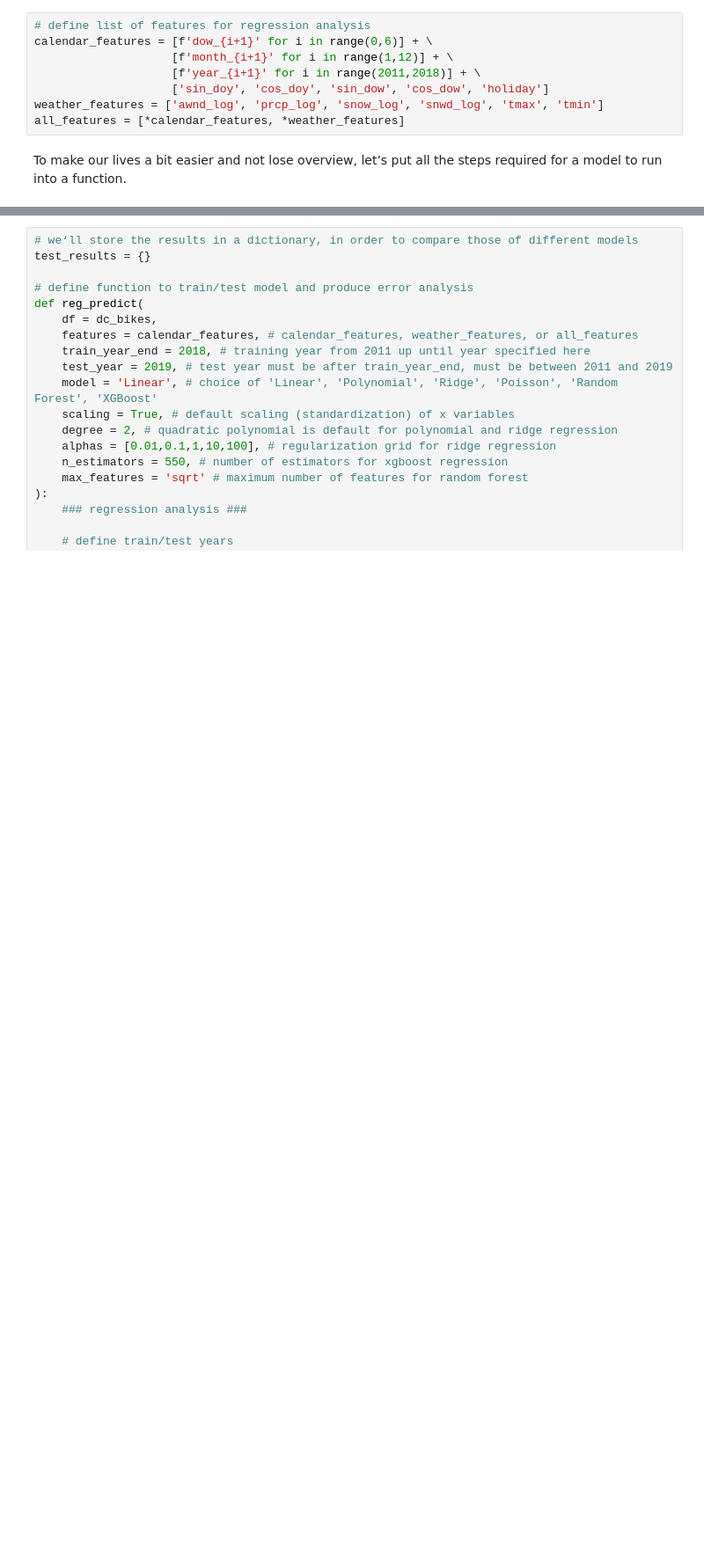
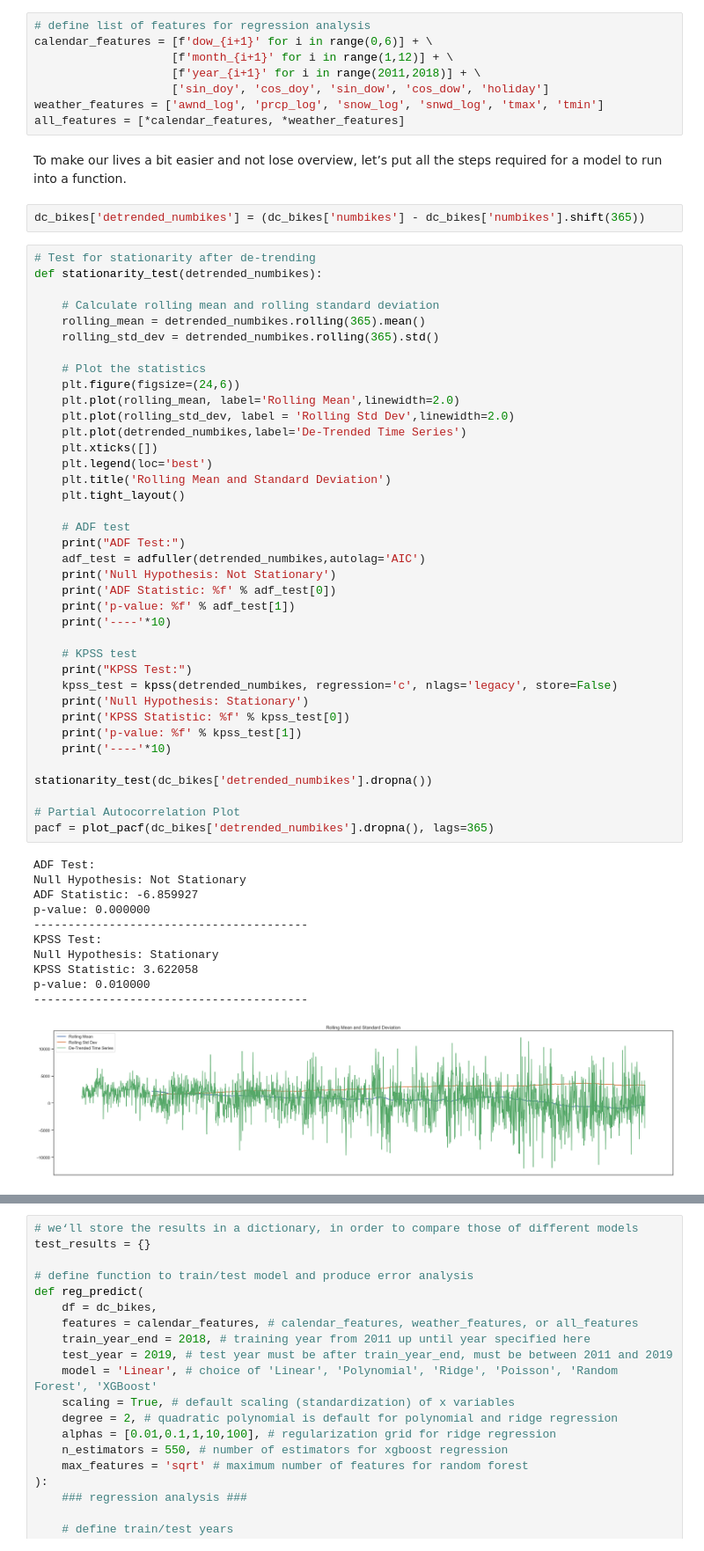
Before and after one commit to sbuenker/bike_sharing_wa-dc, a Jupyter notebook: bike_share_demand_prediction.ipynb, the cells around one changed output, grey strips where cells are left out. Shown at 88% size. Drawn from its saved outputs; the diff is of its cells as text; blank space fills up the shorter version.

```diff
--- a/bike_share_demand_prediction.ipynb
+++ b/bike_share_demand_prediction.ipynb
@@ -200,3 +203,55 @@ weather_features = ['awnd_log', 'prcp_log', 'snow_log',	'snwd_log', 'tmax', 'tmi
 all_features = [*calendar_features, *weather_features]
 # %% [markdown]
 To make our lives a bit easier and not lose overview, let’s put all the steps required for a model to run into a function.
+# %%
+dc_bikes['detrended_numbikes'] = (dc_bikes['numbikes'] - dc_bikes['numbikes'].shift(365))
+# %%
+# Test for stationarity after de-trending
+def stationarity_test(detrended_numbikes):
+
+    # Calculate rolling mean and rolling standard deviation
+    rolling_mean = detrended_numbikes.rolling(365).mean()
+    rolling_std_dev = detrended_numbikes.rolling(365).std()
+
+    # Plot the statistics
+    plt.figure(figsize=(24,6))
+    plt.plot(rolling_mean, label='Rolling Mean',linewidth=2.0)
+    plt.plot(rolling_std_dev, label = 'Rolling Std Dev',linewidth=2.0)
+    plt.plot(detrended_numbikes,label='De-Trended Time Series')
+    plt.xticks([])
+    plt.legend(loc='best')
+    plt.title('Rolling Mean and Standard Deviation')
+    plt.tight_layout()
+
+    # ADF test
+    print("ADF Test:")
+    adf_test = adfuller(detrended_numbikes,autolag='AIC')
+    print('Null Hypothesis: Not Stationary')
+    print('ADF Statistic: %f' % adf_test[0])
+    print('p-value: %f' % adf_test[1])
+    print('----'*10)
+
+    # KPSS test
+    print("KPSS Test:")
+    kpss_test = kpss(detrended_numbikes, regression='c', nlags='legacy', store=False)
+    print('Null Hypothesis: Stationary')
+    print('KPSS Statistic: %f' % kpss_test[0])
+    print('p-value: %f' % kpss_test[1])
+    print('----'*10)
+
+stationarity_test(dc_bikes['detrended_numbikes'].dropna())
+
+# Partial Autocorrelation Plot
+pacf = plot_pacf(dc_bikes['detrended_numbikes'].dropna(), lags=365)
+# %% [output]
+ADF Test:
+Null Hypothesis: Not Stationary
+ADF Statistic: -6.859927
+p-value: 0.000000
+----------------------------------------
+KPSS Test:
+Null Hypothesis: Stationary
+KPSS Statistic: 3.622058
+p-value: 0.010000
+----------------------------------------
+[figure, added]
```
Also changed, not shown: parts of 2 cells of this notebook.
